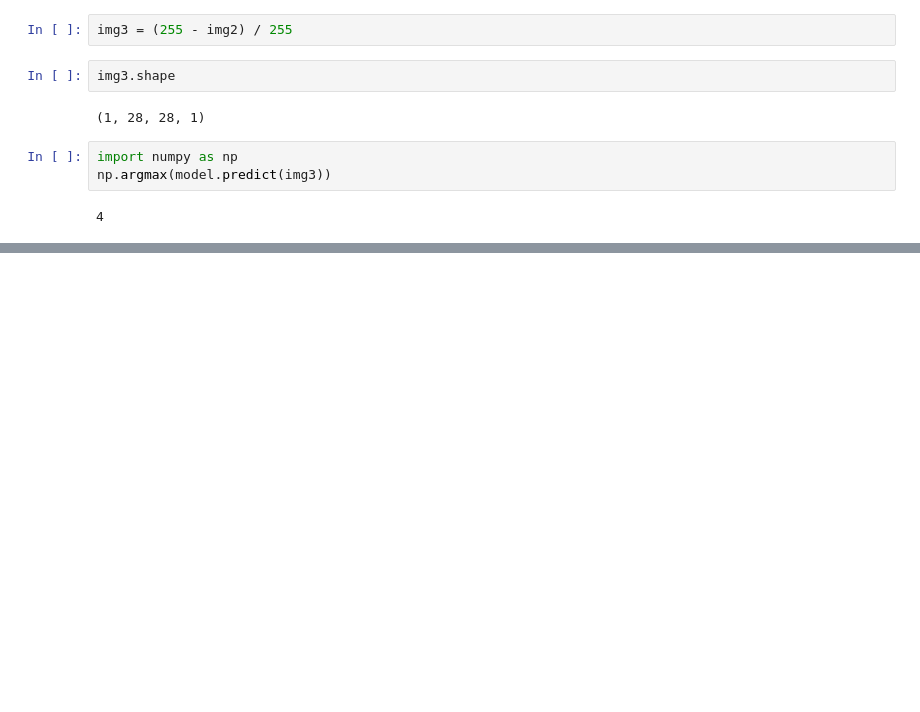
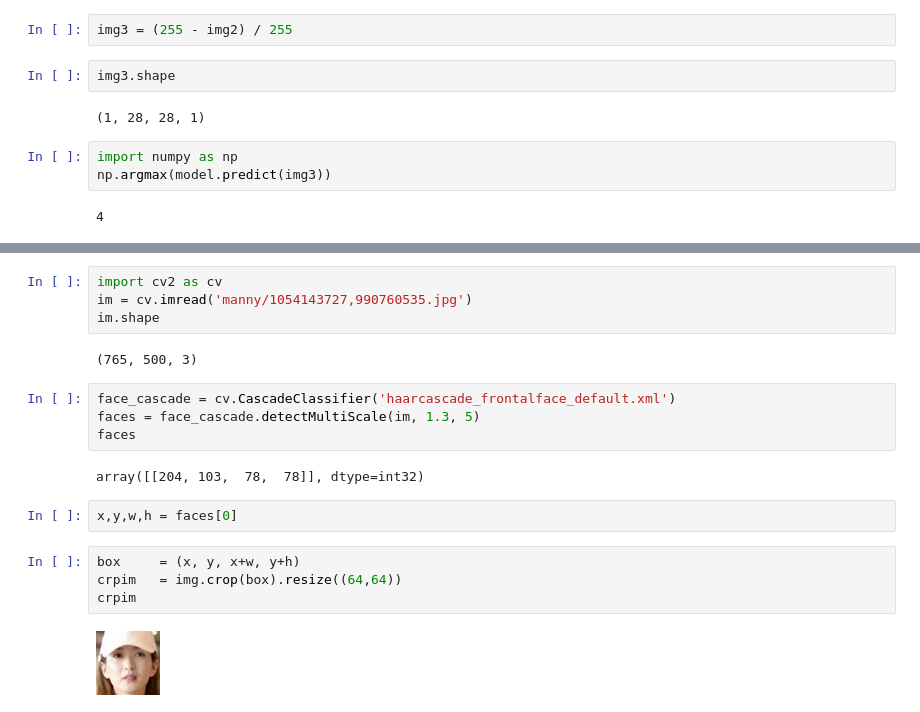
Before and after one commit to ywchiu/fubondl, a Jupyter notebook: Demo20210108.ipynb, the cells around one changed output, grey strips where cells are left out. Drawn from its saved outputs; the diff is of its cells as text; blank space fills up the shorter version.

```diff
--- a/Demo20210108.ipynb
+++ b/Demo20210108.ipynb
@@ -527,0 +612,20 @@ np.argmax(model.predict(img3))
+# %%
+import cv2 as cv
+im = cv.imread('manny/1054143727,990760535.jpg')
+im.shape
+# %% [output]
+(765, 500, 3)
+# %%
+face_cascade = cv.CascadeClassifier('haarcascade_frontalface_default.xml')
+faces = face_cascade.detectMultiScale(im, 1.3, 5)
+faces
+# %% [output]
+array([[204, 103,  78,  78]], dtype=int32)
+# %%
+x,y,w,h = faces[0]
+# %%
+box     = (x, y, x+w, y+h)
+crpim   = img.crop(box).resize((64,64))
+crpim
+# %% [output]
+[figure, added]
```
Also changed, not shown: parts of 46 cells of this notebook.
